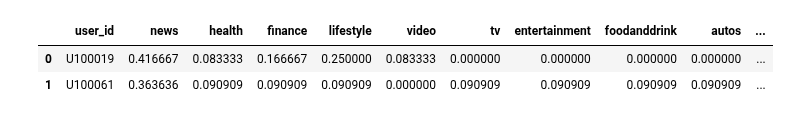
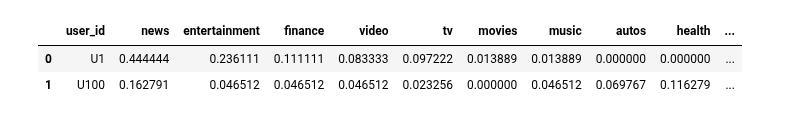
Before and after one commit to nicholas-rf/RecommenderProject, a Jupyter notebook: ExploratoryAnalysis/KMeans_hyperparameters.ipynb, the cells around one changed output. Cells and saved outputs as stored; diff of their text form; code cells hidden in the pictures.

```diff
--- a/ExploratoryAnalysis/KMeans_hyperparameters.ipynb
+++ b/ExploratoryAnalysis/KMeans_hyperparameters.ipynb
@@ -8,10 +9,9 @@ import matplotlib.pyplot as plt
 import plotly.express as px
 import sklearn.cluster as cluster
 # %%
-user = pd.read_csv("../MIND_large/csv/full_user_clusters.csv", index_col=0)
-user.drop("cluster", axis=1, inplace=True)
+user = pd.read_csv("../MIND_large/csv/user_features.csv", index_col=0)
 user.head(2)
 # %% [output]
-|  | user_id | news | health | finance | lifestyle | video | tv | entertainment | foodanddrink | autos | ... |
-| 0 | U100019 | 0.416667 | 0.083333 | 0.166667 | 0.250000 | 0.083333 | 0.000000 | 0.000000 | 0.000000 | 0.000000 | ... |
-| 1 | U100061 | 0.363636 | 0.090909 | 0.090909 | 0.090909 | 0.000000 | 0.090909 | 0.090909 | 0.090909 | 0.090909 | ... |
+|  | user_id | news | entertainment | finance | video | tv | movies | music | autos | health | ... |
+| 0 | U1 | 0.444444 | 0.236111 | 0.111111 | 0.083333 | 0.097222 | 0.013889 | 0.013889 | 0.000000 | 0.000000 | ... |
+| 1 | U100 | 0.162791 | 0.046512 | 0.046512 | 0.046512 | 0.023256 | 0.000000 | 0.046512 | 0.069767 | 0.116279 | ... |
```
Also changed, not shown: parts of 8 cells of this notebook, 13 other files.
